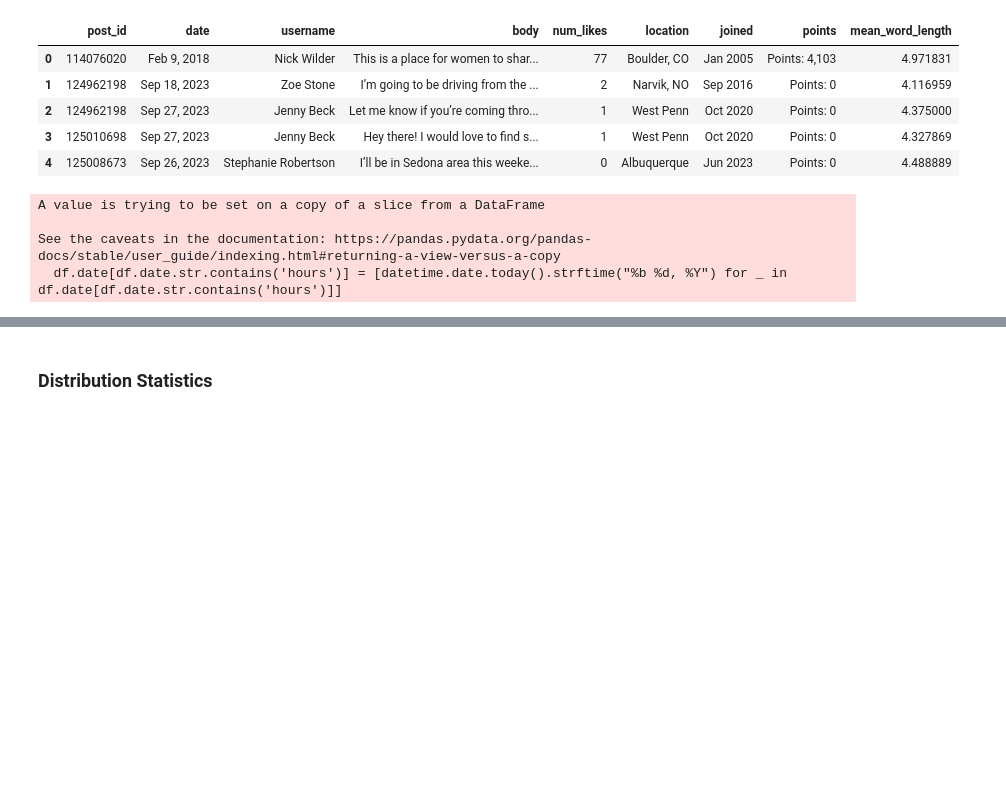
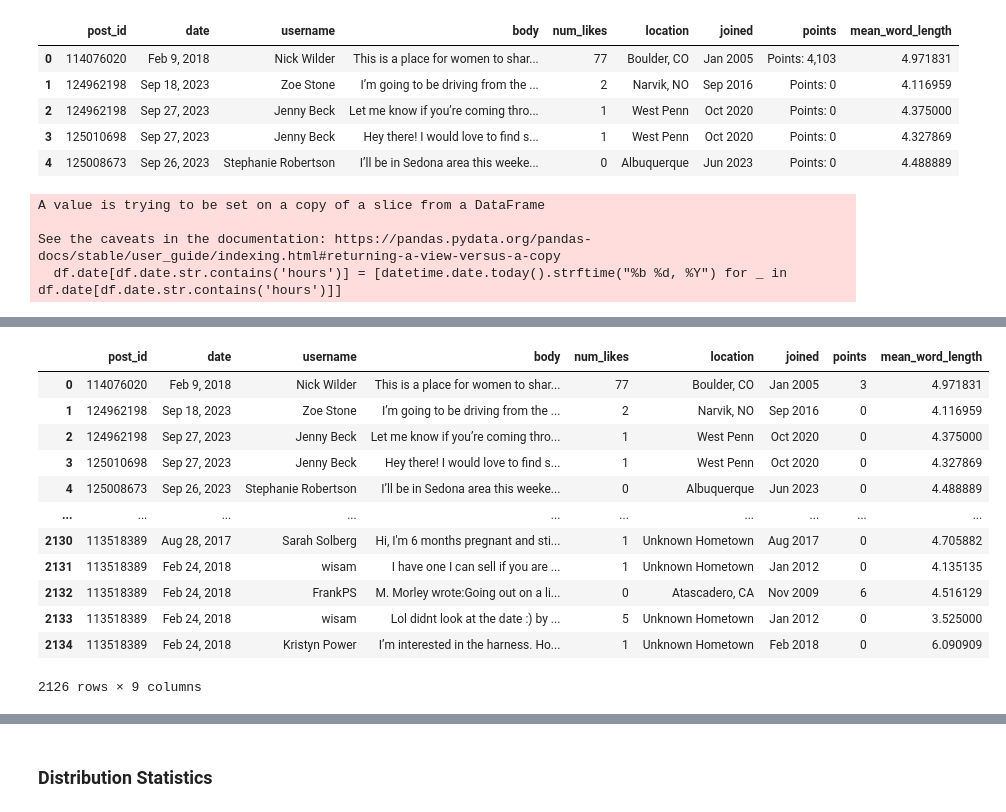
Before and after one commit to tybens/climbing-analysis, a Jupyter notebook: sandbox.ipynb, the cells around one changed output, grey strips where cells are left out. Saved outputs shown, nothing was run; the diff lists cells and outputs as text; code cells hidden in the pictures; blank space fills up the shorter version.

```diff
--- a/sandbox.ipynb
+++ b/sandbox.ipynb
@@ -103,3 +145,19 @@ df.drop(df[df.num_likes.str.contains('post removed')].index, inplace=True)
 # %%
 df['points'] = df['points'].str[-1].astype(int)
 df.num_likes = df.num_likes.astype(int)
+# %%
+df
+# %% [output]
+|  | post_id | date | username | body | num_likes | location | joined | points | mean_word_length |
+| 0 | 114076020 | Feb 9, 2018 | Nick Wilder | This is a place for women to shar... | 77 | Boulder, CO | Jan 2005 | 3 | 4.971831 |
+| 1 | 124962198 | Sep 18, 2023 | Zoe Stone | I’m going to be driving from the ... | 2 | Narvik, NO | Sep 2016 | 0 | 4.116959 |
+| 2 | 124962198 | Sep 27, 2023 | Jenny Beck | Let me know if you’re coming thro... | 1 | West Penn | Oct 2020 | 0 | 4.375000 |
+| 3 | 125010698 | Sep 27, 2023 | Jenny Beck | Hey there! I would love to find s... | 1 | West Penn | Oct 2020 | 0 | 4.327869 |
+| 4 | 125008673 | Sep 26, 2023 | Stephanie Robertson | I’ll be in Sedona area this weeke... | 0 | Albuquerque | Jun 2023 | 0 | 4.488889 |
+| ... | ... | ... | ... | ... | ... | ... | ... | ... | ... |
+| 2130 | 113518389 | Aug 28, 2017 | Sarah Solberg | Hi, I'm 6 months pregnant and sti... | 1 | Unknown Hometown | Aug 2017 | 0 | 4.705882 |
+| 2131 | 113518389 | Feb 24, 2018 | wisam | I have one I can sell if you are ... | 1 | Unknown Hometown | Jan 2012 | 0 | 4.135135 |
+| 2132 | 113518389 | Feb 24, 2018 | FrankPS | M. Morley wrote:Going out on a li... | 0 | Atascadero, CA | Nov 2009 | 6 | 4.516129 |
+| 2133 | 113518389 | Feb 24, 2018 | wisam | Lol didnt look at the date :) by ... | 5 | Unknown Hometown | Jan 2012 | 0 | 3.525000 |
+| 2134 | 113518389 | Feb 24, 2018 | Kristyn Power | I’m interested in the harness. Ho... | 1 | Unknown Hometown | Feb 2018 | 0 | 6.090909 |
+2126 rows × 9 columns
```
Also changed, not shown: parts of 13 cells of this notebook, 5 other files.
